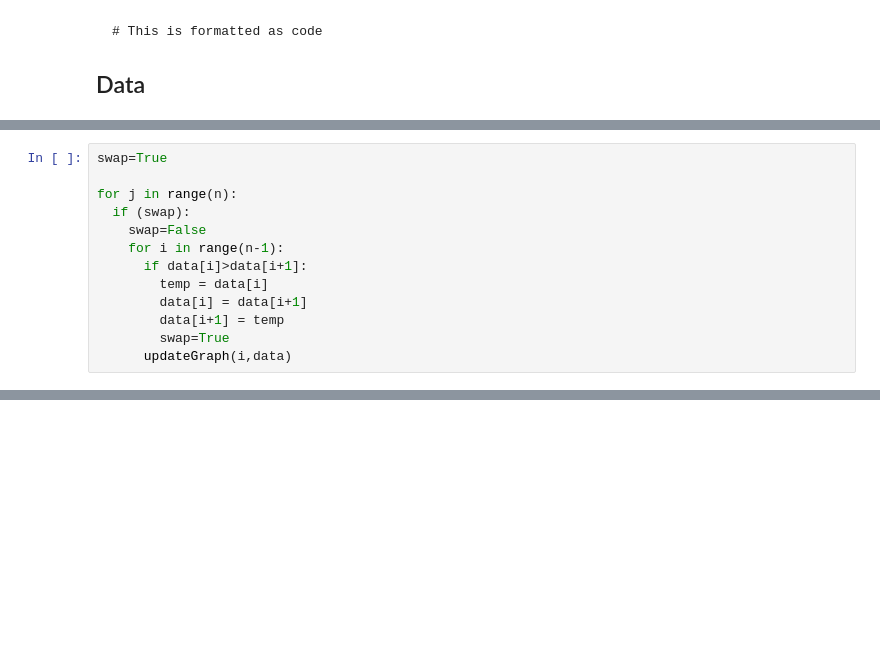
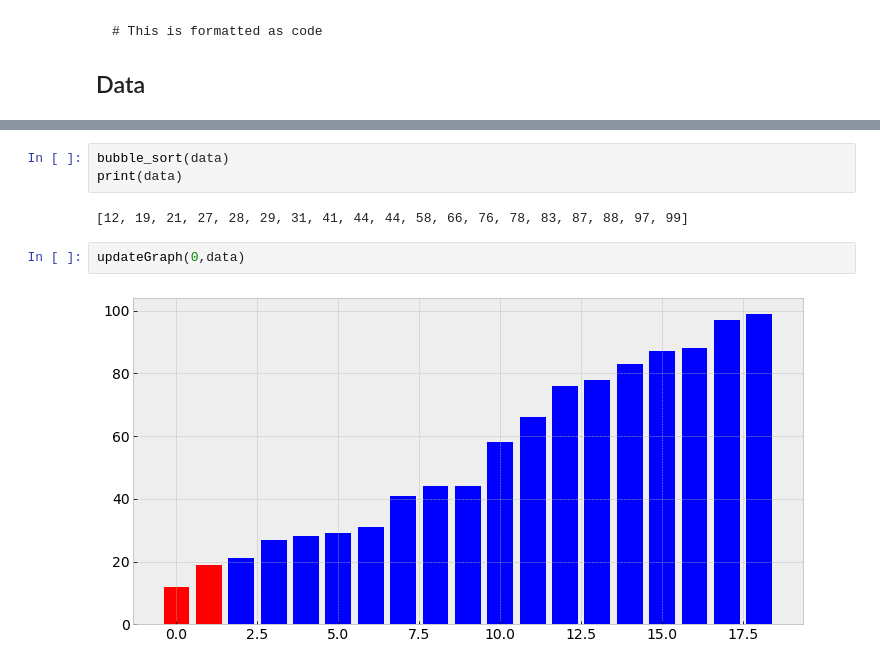
Before and after one commit to fridymandita/Struktur-Data, a Jupyter notebook: Struktur_Data_Bubble_Sort.ipynb, the cells around one changed output, grey strips where cells are left out. Cells and saved outputs as stored; diff of their text form; blank space fills up the shorter version.

```diff
--- a/Struktur_Data_Bubble_Sort.ipynb
+++ b/Struktur_Data_Bubble_Sort.ipynb
@@ -36,13 +32,0 @@ updateGraph(1,data)
-# %%
-swap=True
-
-for j in range(n):
-  if (swap):
-    swap=False
-    for i in range(n-1):
-      if data[i]>data[i+1]:
-        temp = data[i]
-        data[i] = data[i+1]
-        data[i+1] = temp
-        swap=True
-      updateGraph(i,data)
@@ -50,0 +42,9 @@ for j in range(n):
+# %%
+bubble_sort(data)
+print(data)
+# %% [output]
+[12, 19, 21, 27, 28, 29, 31, 41, 44, 44, 58, 66, 76, 78, 83, 87, 88, 97, 99]
+# %%
+updateGraph(0,data)
+# %% [output]
+[figure, added]
```
Also changed, not shown: parts of 5 cells of this notebook.
